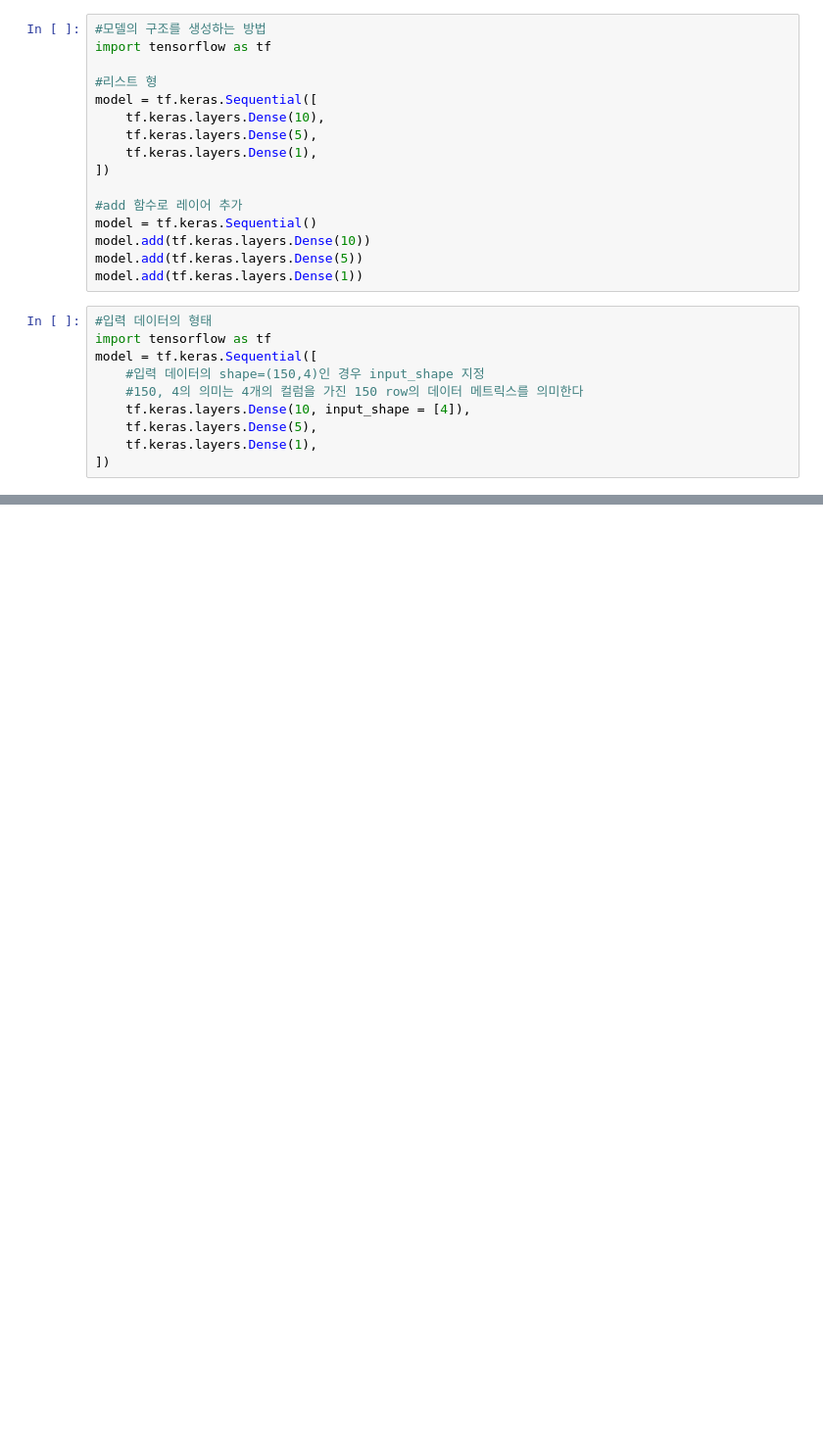
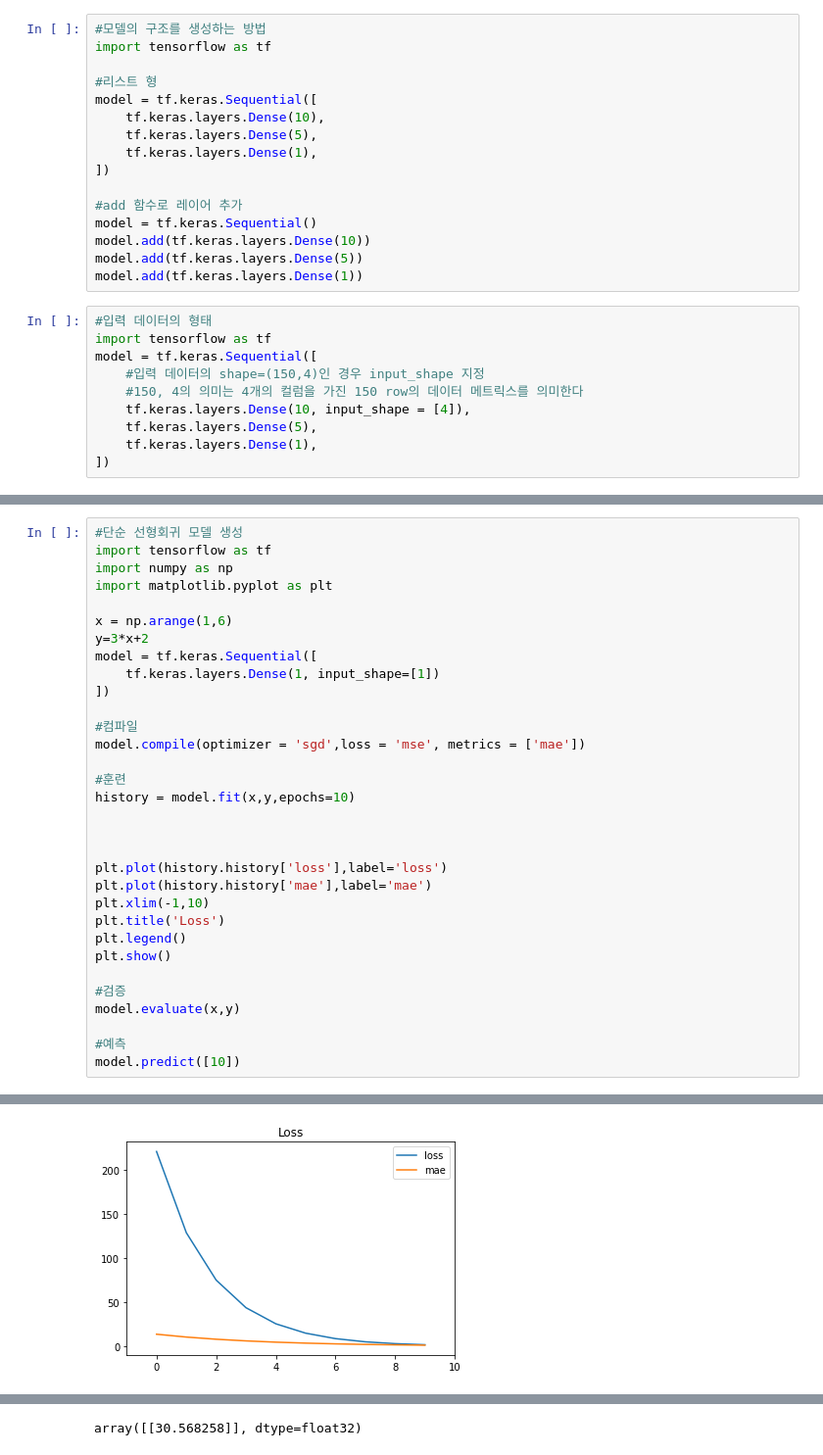
Before and after one commit to limit9895/Study, a Jupyter notebook: Tensorflow_study.ipynb, the cells around one changed output, grey strips where cells are left out. Shown at 98% size. Saved outputs shown, nothing was run; the diff lists cells and outputs as text; blank space fills up the shorter version.

```diff
--- a/Tensorflow_study.ipynb
+++ b/Tensorflow_study.ipynb
@@ -565,0 +596,33 @@ _________________________________________________________________
+# %%
+#단순 선형회귀 모델 생성
+import tensorflow as tf
+import numpy as np
+import matplotlib.pyplot as plt
+
+x = np.arange(1,6)
+y=3*x+2
+model = tf.keras.Sequential([
+    tf.keras.layers.Dense(1, input_shape=[1])
+])
+
+#컴파일
+model.compile(optimizer = 'sgd',loss = 'mse', metrics = ['mae'])
+
+#훈련
+history = model.fit(x,y,epochs=10)
+
+
+
+plt.plot(history.history['loss'],label='loss')
+plt.plot(history.history['mae'],label='mae')
+plt.xlim(-1,10)
+plt.title('Loss')
+plt.legend()
+plt.show()
+
+#검증
+model.evaluate(x,y)
+
+#예측
+model.predict([10])
+# %% [output]
@@ -565,0 +649 @@ _________________________________________________________________
+[figure, added]
@@ -565,0 +651 @@ _________________________________________________________________
+array([[30.568258]], dtype=float32)
```
Also changed, not shown: parts of 4 cells of this notebook.
